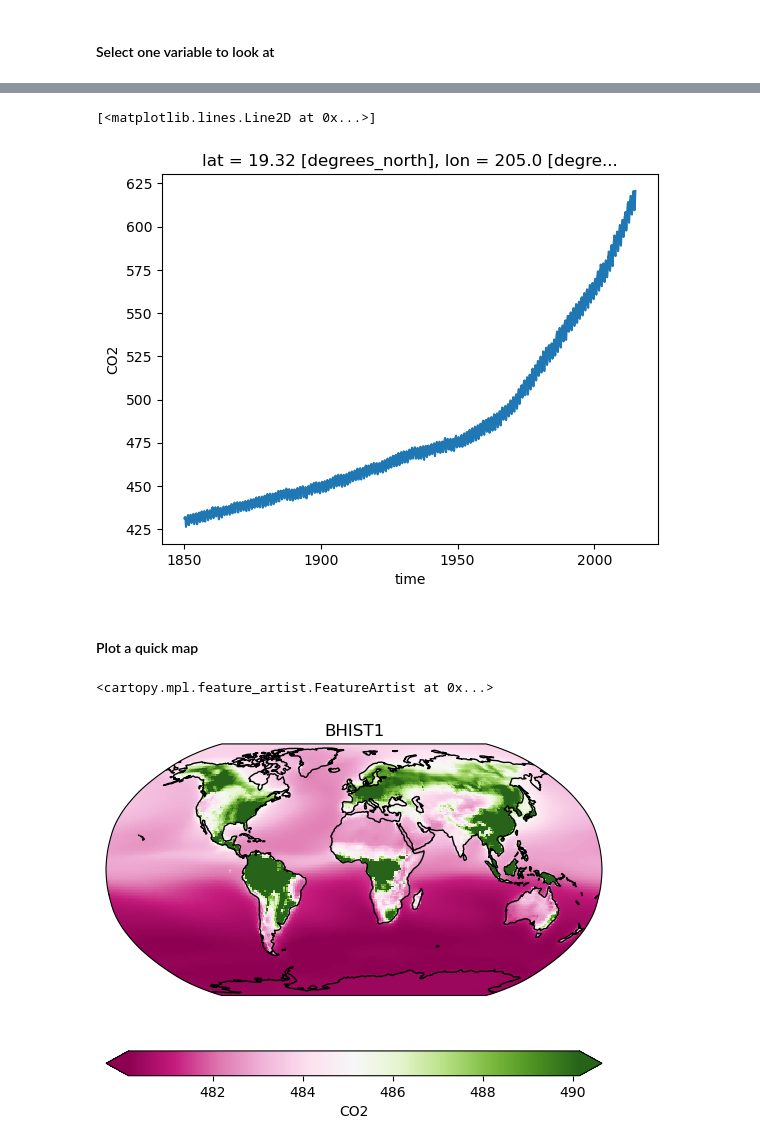
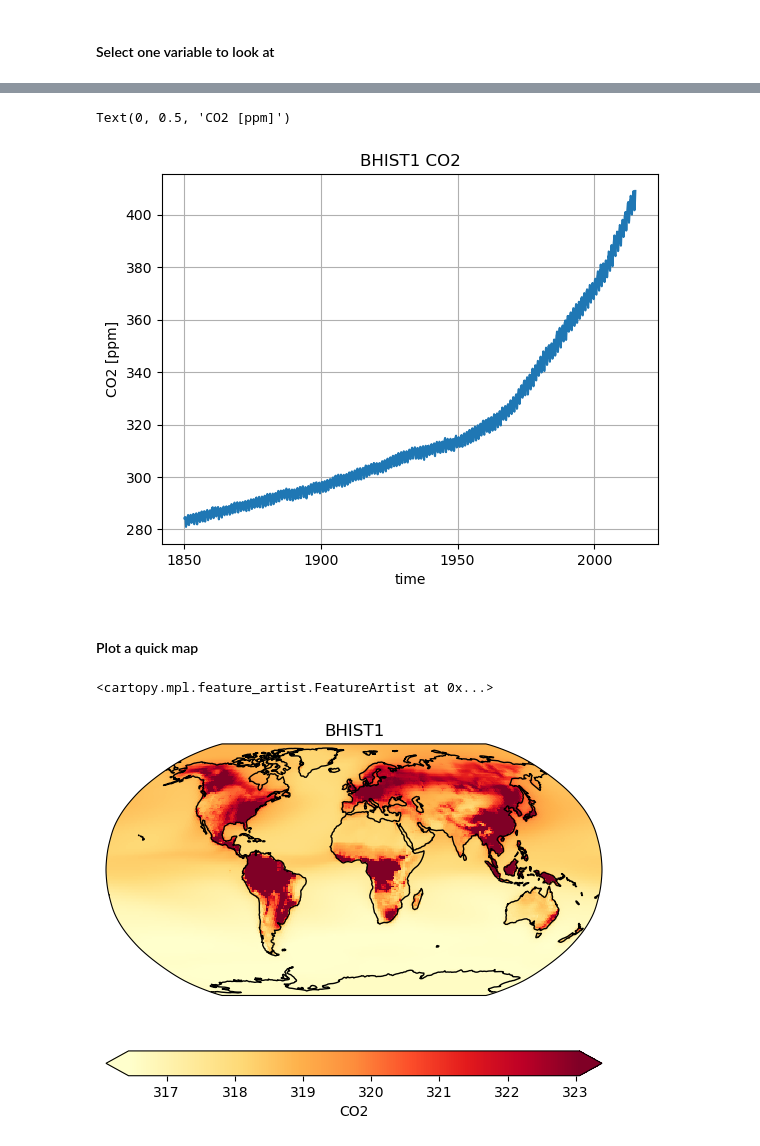
Before and after one commit to NCAR/CESM-emission-driven-run-tutorial, a Jupyter notebook: analysis_notebooks/atmosphericCO2.ipynb, the cells around one changed output, grey strips where cells are left out. Saved outputs shown, nothing was run; the diff lists cells and outputs as text; code cells hidden in the pictures.

```diff
--- a/analysis_notebooks/atmosphericCO2.ipynb
+++ b/analysis_notebooks/atmosphericCO2.ipynb
@@ -91,7 +91,7 @@ casename = b.e21.BHIST.f09_g17.ccisens-reference.esmfirebvoc.001
 # you probably don't want to load them all, but you can select a subset of variabiles like this
 
 #varlist = ['CO2', 'CO2_FF', 'CO2_LND', 'CO2_OCN']
-varlist=['CO2']
+varlist=['CO2', 'PS']
 filenamelist=[]
 
 for v in range(len(varlist)):
@@ -131,5 +159,11 @@ Data variables: (12/27)
 # %%
 ds = ds_r
 var='CO2'
+# units are kg/kg
+# apply unit conversions
+mass2mol=29/44
+frac2ppm=10**6
+
+#specify the location of CO2 observing site at MLO
 MLOlat=19.47
 MLOlon=360-155.6
@@ -136,30 +181,33 @@ MLOlon=360-155.6
 # %%
 fig, axis=plt.subplots(1,1)
-data_to_plot=ds_r[var].isel(lev=31).sel(lat=MLOlat, method='nearest').sel(lon=MLOlon, method='nearest')*10**6
+data_to_plot=ds_r[var].isel(lev=31).sel(lat=MLOlat, method='nearest').sel(lon=MLOlon, method='nearest')*mass2mol*frac2ppm
 data_to_plot.plot()
+plt.title(casenameshort +' ' +var )
+plt.grid()
+plt.ylabel(var + ' [ppm]')
 # %% [output]
-[<matplotlib.lines.Line2D at 0x...>]
+Text(0, 0.5, 'CO2 [ppm]')
-[figure, old version]
+[figure, new version]
 # %% [markdown]
 #### Plot a quick map
 # %%
 # make a map of the avearge in time
 fig, axis = plt.subplots(1, 1, subplot_kw=dict(projection=ccrs.Robinson()))
 
-data_to_plot = ds_r[var].mean(dim='time').isel(lev=31)*10**6
+data_to_plot = ds_r[var].mean(dim='time').isel(lev=31)*mass2mol*frac2ppm
 
 # to deal with outlier points, set max and min values using percentiles
 max_ = np.nanpercentile(data_to_plot, 96)
 min_ = np.nanpercentile(data_to_plot, 4)
 
 # plot map using xarray
 data_to_plot.plot(ax=axis,transform=ccrs.PlateCarree(),
                                 cbar_kwargs={'orientation': 'horizontal'},
-                                cmap='PiYG', vmin=min_, vmax=max_)
+                                cmap='YlOrRd', vmin=min_, vmax=max_)
 
 plt.title(casenameshort) # add a title
 
 axis.coastlines()  # cartopy function
 # %% [output]
 <cartopy.mpl.feature_artist.FeatureArtist at 0x...>
-[figure, old version]
+[figure, new version]
```
Also changed, not shown: parts of 4 cells of this notebook.
